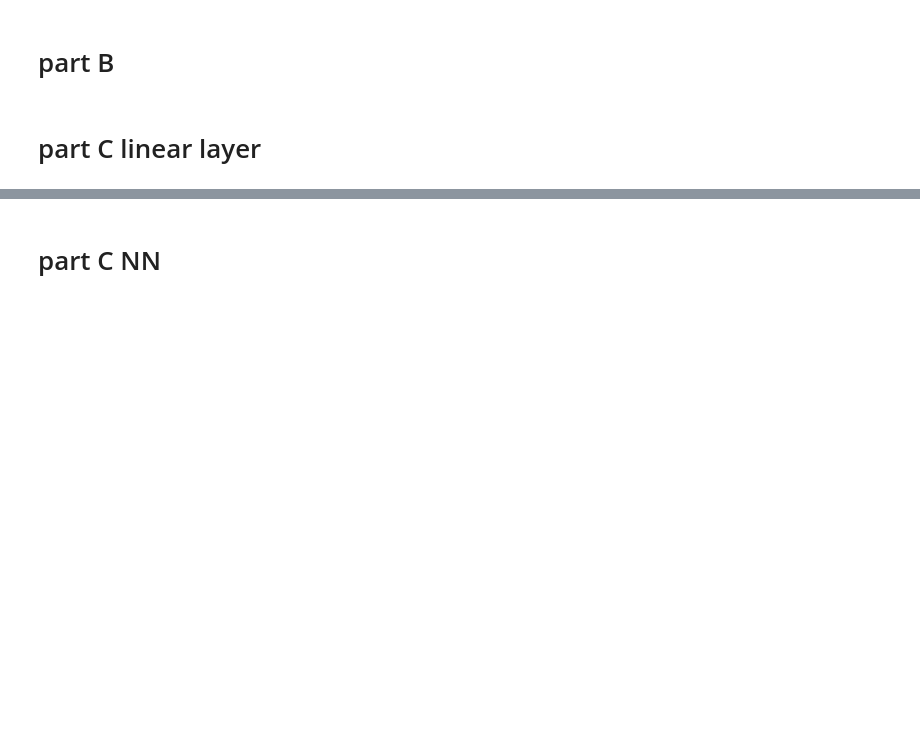
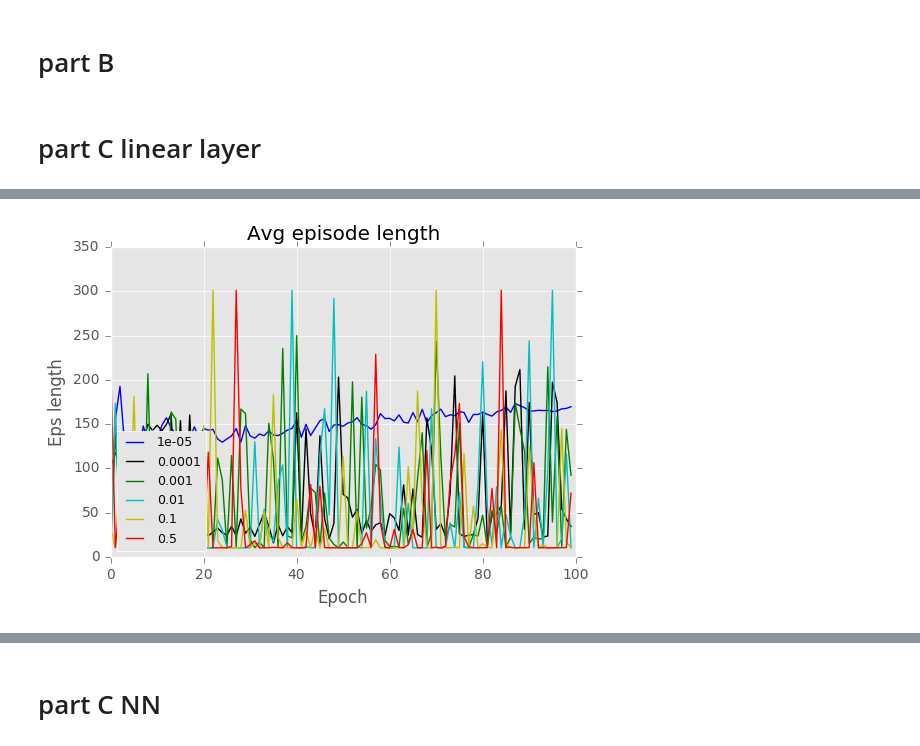
Before and after one commit to omernivro/Deep, a Jupyter notebook: assignment_3_gym_note.ipynb, the cells around one changed output, grey strips where cells are left out. Drawn from its saved outputs; the diff is of its cells as text; code cells hidden in the pictures; blank space fills up the shorter version.

```diff
--- a/assignment_3_gym_note.ipynb
+++ b/assignment_3_gym_note.ipynb
@@ -176,7 +178,7 @@ def graph(lr,states,s_ne,targetQ):
         trainer = tf.train.AdamOptimizer(learning_rate=lr).minimize(loss)
     return(Q,maxQ1,Q_prime,loss,trainer)
 # %%
-def test_epoch(sess,epoch):
+def test_epoch(sess):
     eps_len=[]
     avg_eps_len=[]
     for eps in range(num_eps_test):
@@ -269,9 +271,11 @@ for lr in lr_d:
         folder='/Users/onivron/trained_models/ass_3/weights/task_A_part_c/linear/'+str(lr)
         save_path=saver.save(sess,folder+'/accu')
     all_loss[:,st]=lo_List
-    all_len[:,st]=eps_len
+    all_len[:,st]=np.reshape(np.asarray(eps_len),[100])
     st+=1
 # %%
-plot_eps_len(all_len,epochs,'a',lr_d)
+plot_eps_len(all_len,epochs,'Avg episode length',lr_d)
 plt.show()
+# %% [output]
+[figure, added]
 # %%
```
Also changed, not shown: parts of 35 cells of this notebook.
